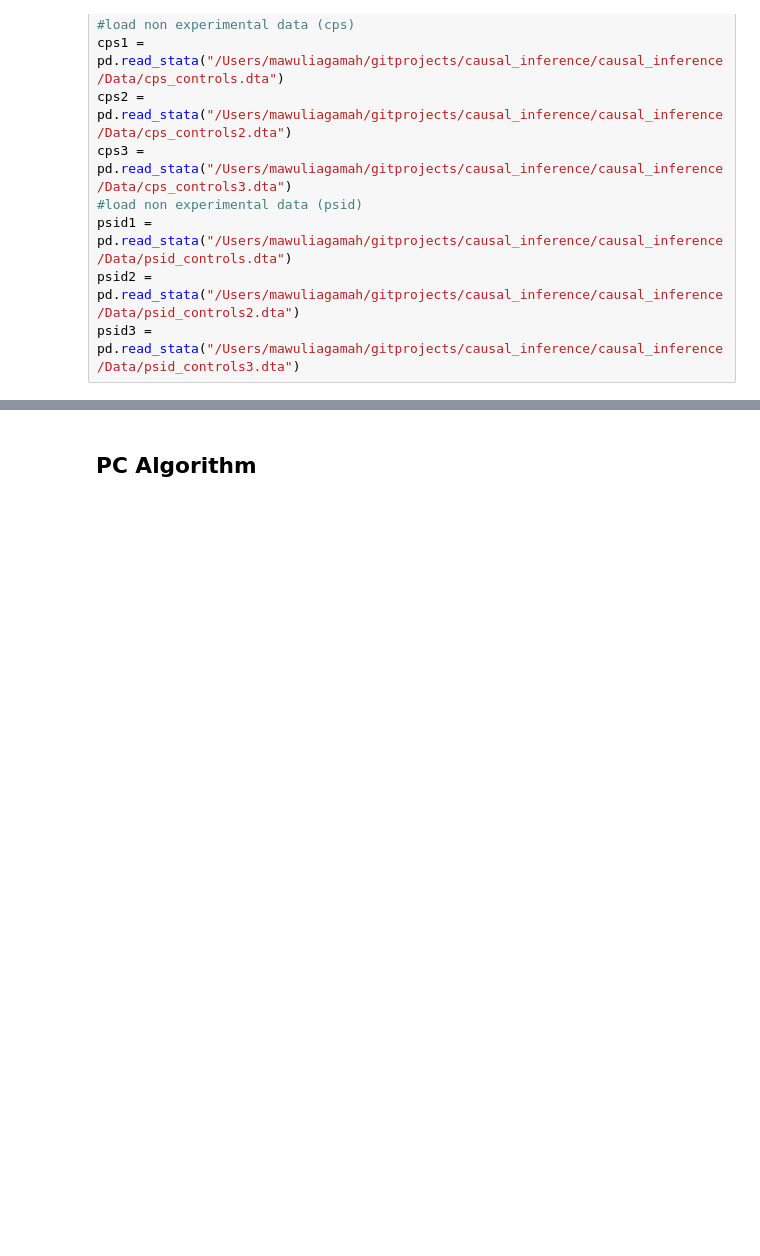
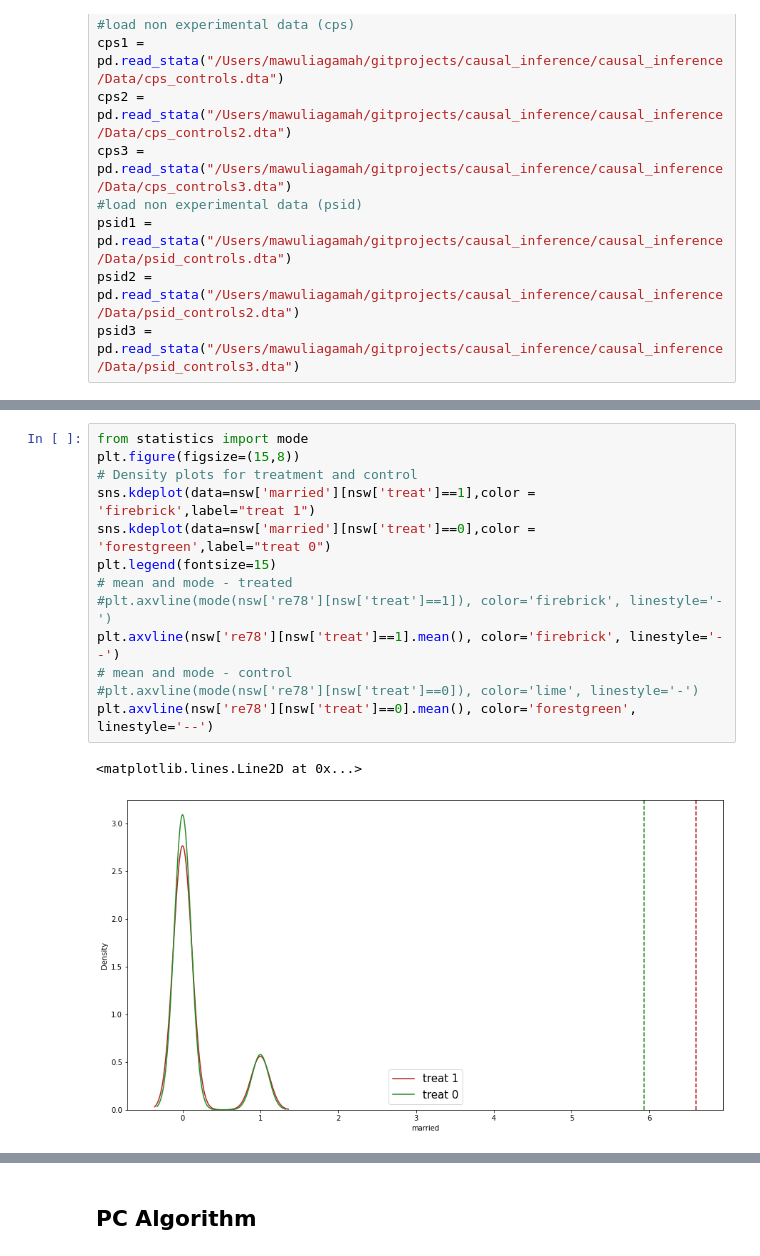
Before and after one commit to MawuliAgamah/ml-propensity-score-matching, a Jupyter notebook: lalonde.ipynb, the cells around one changed output, grey strips where cells are left out. Drawn from its saved outputs; the diff is of its cells as text; blank space fills up the shorter version.

```diff
--- a/lalonde.ipynb
+++ b/lalonde.ipynb
@@ -27,0 +148,16 @@ psid3 = pd.read_stata("/Users/mawuliagamah/gitprojects/causal_inference/causal_i
+# %%
+from statistics import mode
+plt.figure(figsize=(15,8))
+# Density plots for treatment and control
+sns.kdeplot(data=nsw['married'][nsw['treat']==1],color = 'firebrick',label="treat 1")
+sns.kdeplot(data=nsw['married'][nsw['treat']==0],color = 'forestgreen',label="treat 0")
+plt.legend(fontsize=15)
+# mean and mode - treated
+#plt.axvline(mode(nsw['re78'][nsw['treat']==1]), color='firebrick', linestyle='-')
+plt.axvline(nsw['re78'][nsw['treat']==1].mean(), color='firebrick', linestyle='--')
+# mean and mode - control
+#plt.axvline(mode(nsw['re78'][nsw['treat']==0]), color='lime', linestyle='-')
+plt.axvline(nsw['re78'][nsw['treat']==0].mean(), color='forestgreen', linestyle='--')
+# %% [output]
+<matplotlib.lines.Line2D at 0x...>
+[figure, added]
```
Also changed, not shown: parts of 19 cells of this notebook, 1 other file.
